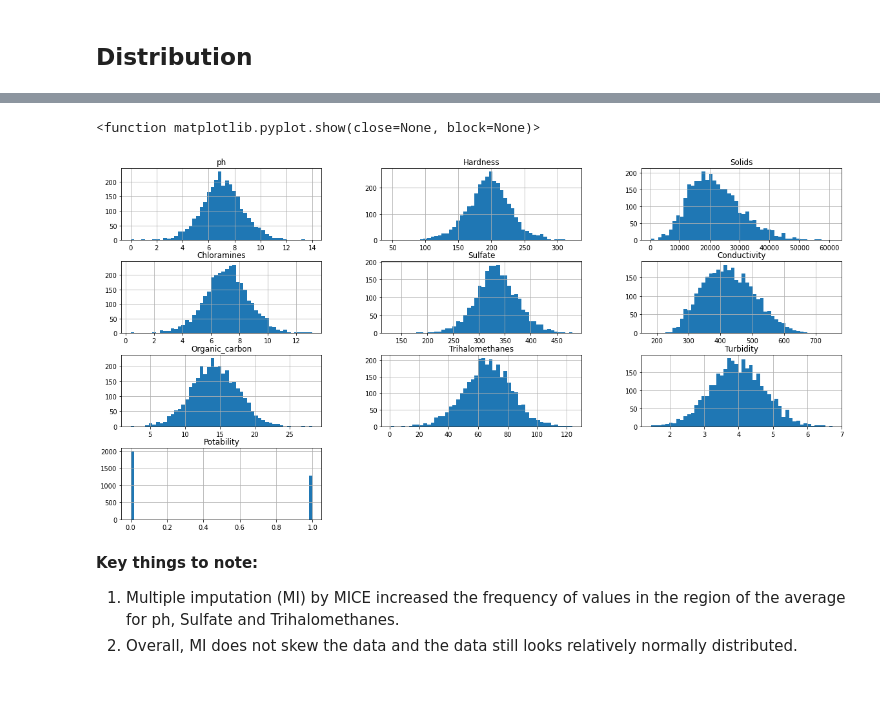
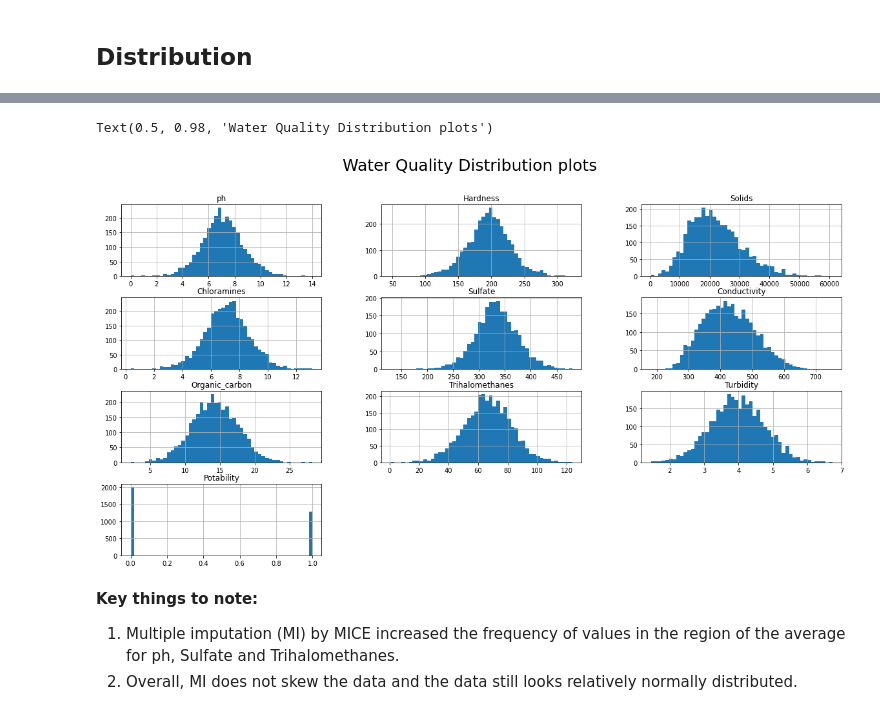
Before and after one commit to lloydhamilton/tensorflow_oreily, a Jupyter notebook: water_quality.ipynb, the cells around one changed output, grey strips where cells are left out. Saved outputs shown, nothing was run; the diff lists cells and outputs as text; code cells hidden in the pictures.

```diff
--- a/water_quality.ipynb
+++ b/water_quality.ipynb
@@ -219,9 +220,10 @@ plt.show
-# %%
-water_quality.hist(bins = 50, figsize = (20, 10))
-plt.show
-# %% [output]
-<function matplotlib.pyplot.show(close=None, block=None)>
-[figure, removed]
+# %%
+water_quality.hist(bins = 50, figsize = (20, 10))
+plt.show
+plt.suptitle("Water Quality Distribution plots", fontsize = 25)
+# %% [output]
+Text(0.5, 0.98, 'Water Quality Distribution plots')
+[figure, added]
 # %% [markdown]
 **Key things to note:**
 
```
Also changed, not shown: parts of 17 cells of this notebook.
